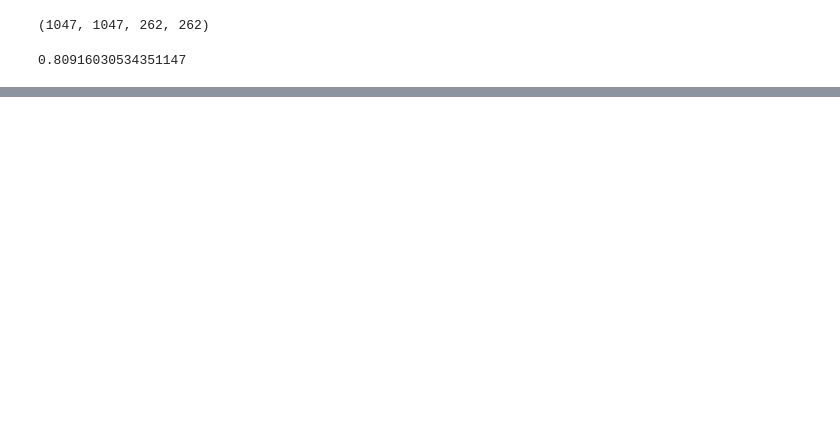
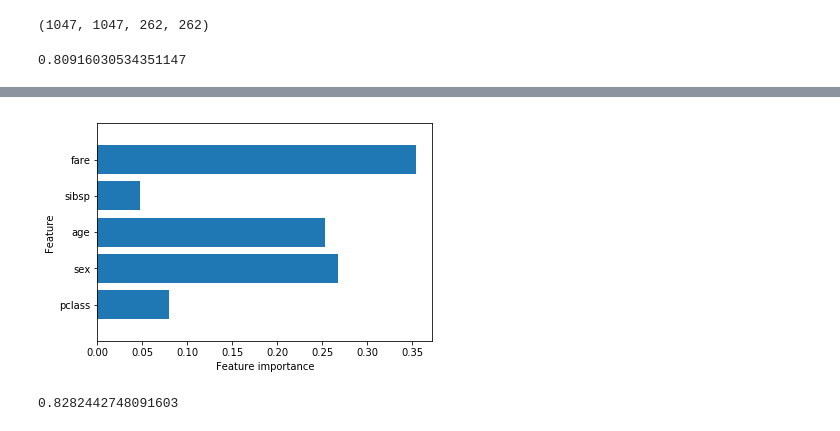
Before and after one commit to Umaigenomu/likejazz.github.io, a Jupyter notebook: notebooks/titanic.ipynb, the cells around one changed output, grey strips where cells are left out. Cells and saved outputs as stored; diff of their text form; code cells hidden in the pictures; blank space fills up the shorter version.

```diff
--- a/notebooks/titanic.ipynb
+++ b/notebooks/titanic.ipynb
@@ -94,0 +113,11 @@ clf_rf.score(X_test, y_test)
+# %%
+plot_feature_importances(clf_rf)
+# %% [output]
+[figure, added]
+# %%
+from sklearn import ensemble
+clf_gd = ensemble.GradientBoostingClassifier(random_state=800)
+clf_gd.fit(X_train, y_train)
+clf_gd.score(X_test, y_test)
+# %% [output]
+0.8282442748091603
```
Also changed, not shown: parts of 6 cells of this notebook.
